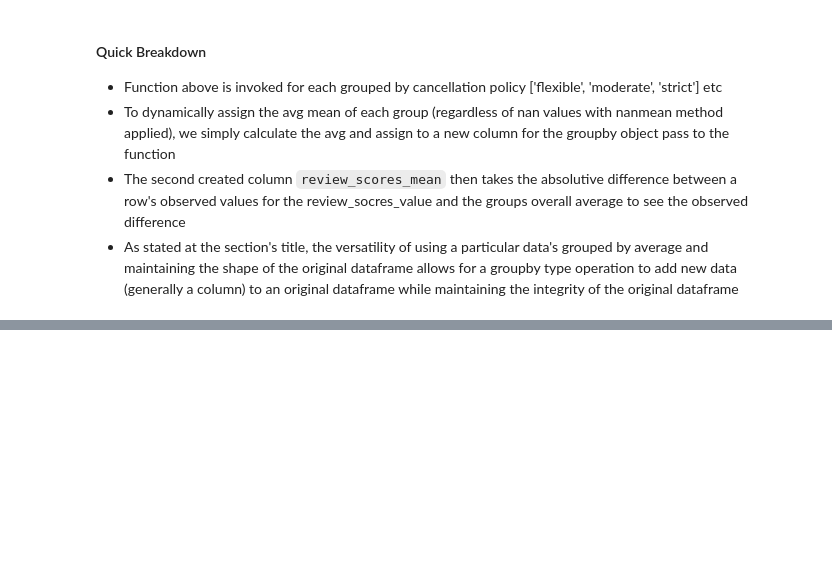
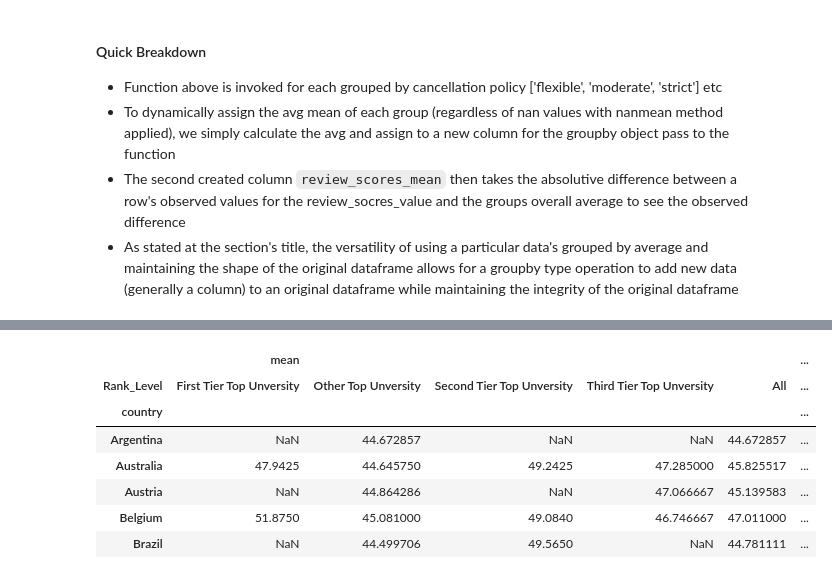
Before and after one commit to craigtrupp/Educational-Data-Python-Items, a Jupyter notebook: Coursera/Specializations/Applied DS w_Python/(1 of 5) - Intro_Reminder/Week3/Wk_3Review.ipynb, the cells around one changed output, grey strips where cells are left out. Cells and saved outputs as stored; diff of their text form; code cells hidden in the pictures; blank space fills up the shorter version.

```diff
--- a/Coursera/Specializations/Applied DS w_Python/(1 of 5) - Intro_Reminder/Week3/Wk_3Review.ipynb
+++ b/Coursera/Specializations/Applied DS w_Python/(1 of 5) - Intro_Reminder/Week3/Wk_3Review.ipynb
@@ -705,0 +1048,17 @@ df.groupby('cancellation_policy').apply(calc_mean_review_scores).head(20)
+# %%
+# If you want to achieve a different shape of your pivot table, you can do so with the stack and unstack
+# functions. Stacking is pivoting the lowermost column index to become the innermost row index. Unstacking is
+# the inverse of stacking, pivoting the innermost row index to become the lowermost column index. An example
+# will help make this clear
+
+# Let's look at our pivot table first to refresh what it looks like
+new_df.head()
+# %% [output]
+|  | mean |  |  |  |  | ... |
+| Rank_Level | First Tier Top Unversity | Other Top Unversity | Second Tier Top Unversity | Third Tier Top Unversity | All | ... |
+| country |  |  |  |  |  | ... |
+| Argentina | NaN | 44.672857 | NaN | NaN | 44.672857 | ... |
+| Australia | 47.9425 | 44.645750 | 49.2425 | 47.285000 | 45.825517 | ... |
+| Austria | NaN | 44.864286 | NaN | 47.066667 | 45.139583 | ... |
+| Belgium | 51.8750 | 45.081000 | 49.0840 | 46.746667 | 47.011000 | ... |
+| Brazil | NaN | 44.499706 | 49.5650 | NaN | 44.781111 | ... |
```
Also changed, not shown: parts of 68 cells of this notebook, 4 other files.
